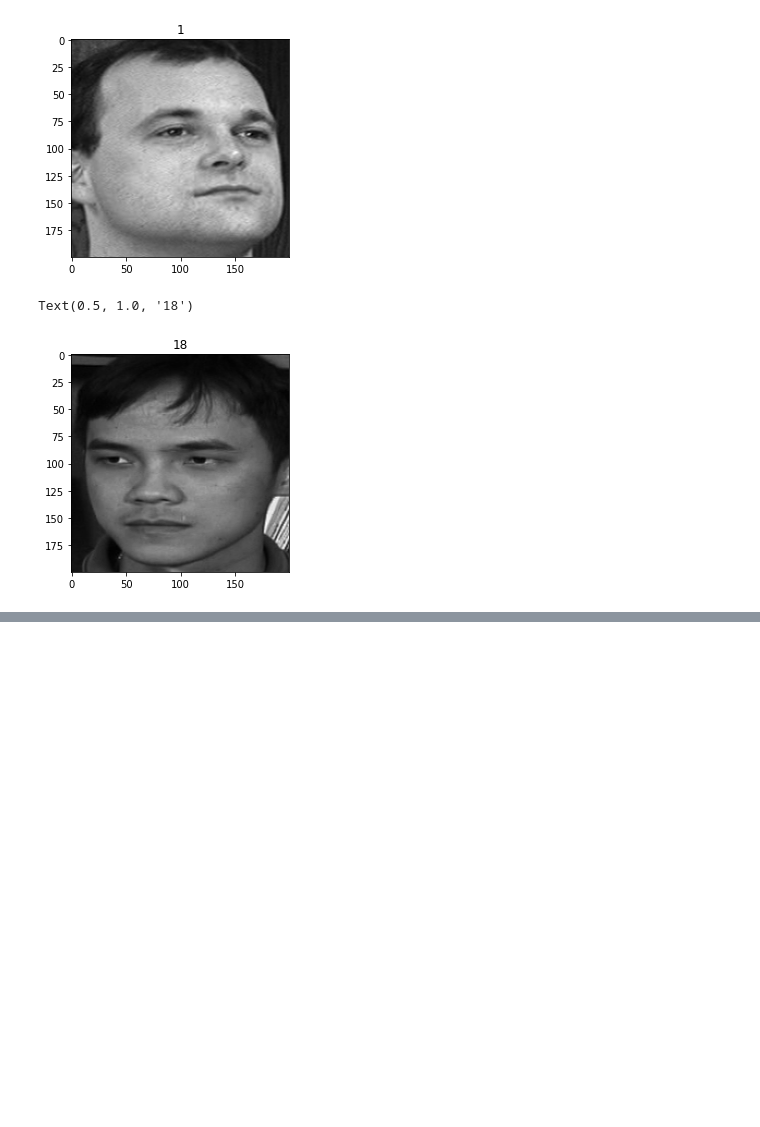
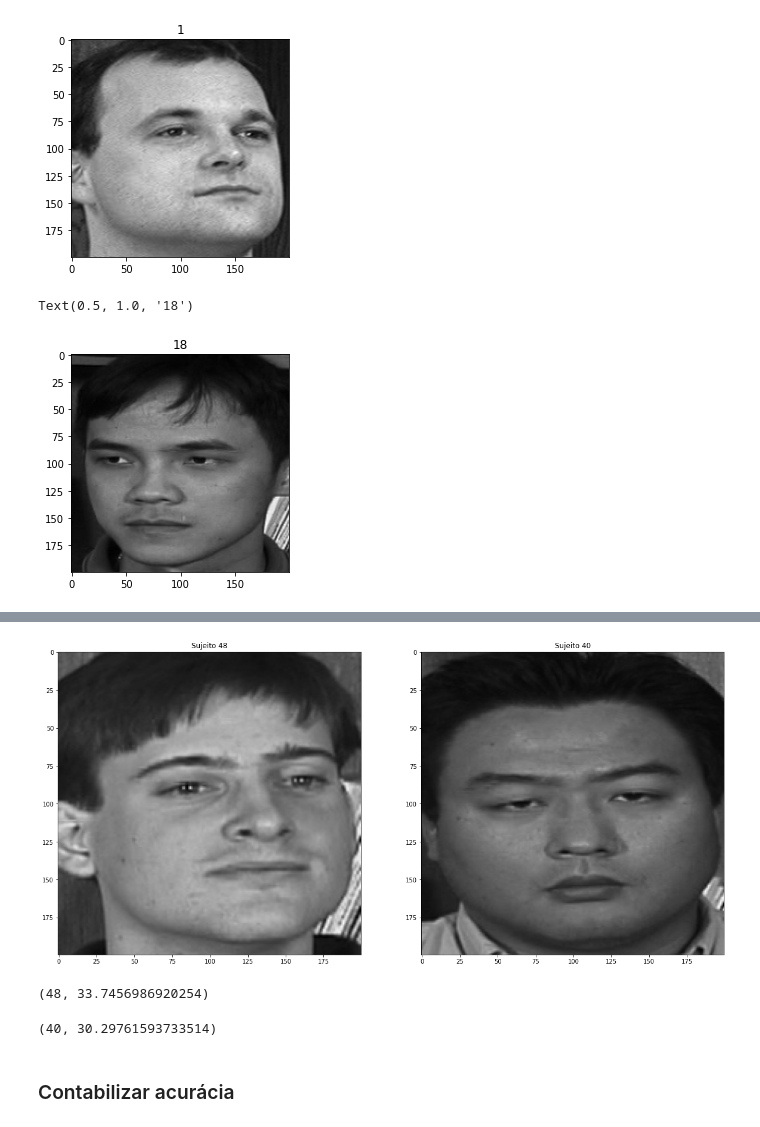
Before and after one commit to bizzomateus/computer-vision, a Jupyter notebook: aula_4.ipynb, the cells around one changed output, grey strips where cells are left out. Saved outputs shown, nothing was run; the diff lists cells and outputs as text; code cells hidden in the pictures; blank space fills up the shorter version.

```diff
--- a/aula_4.ipynb
+++ b/aula_4.ipynb
@@ -155,0 +222,26 @@ AttributeError: module 'cv2.cv2' has no attribute 'face'
+# %%
+plt.figure(figsize=(20,20))
+
+plt.subplot(121)
+plt.title('Sujeito ' + str(sujeitos_teste[30]))
+plt.imshow(dados_teste[30], cmap="gray")
+
+plt.subplot(122)
+plt.title('Sujeito ' + str(sujeitos_teste[45]))
+plt.imshow(dados_teste[45], cmap="gray")
+
+plt.show()
+# %% [output]
+[figure, added]
+# %%
+predicao = modelo_lbph.predict(dados_teste[30])
+predicao
+# %% [output]
+(48, 33.7456986920254)
+# %%
+predicao = modelo_lbph.predict(dados_teste[45])
+predicao
+# %% [output]
+(40, 30.29761593733514)
+# %% [markdown]
+### Contabilizar acurácia
```
Also changed, not shown: parts of 26 cells of this notebook, 8 other files.
